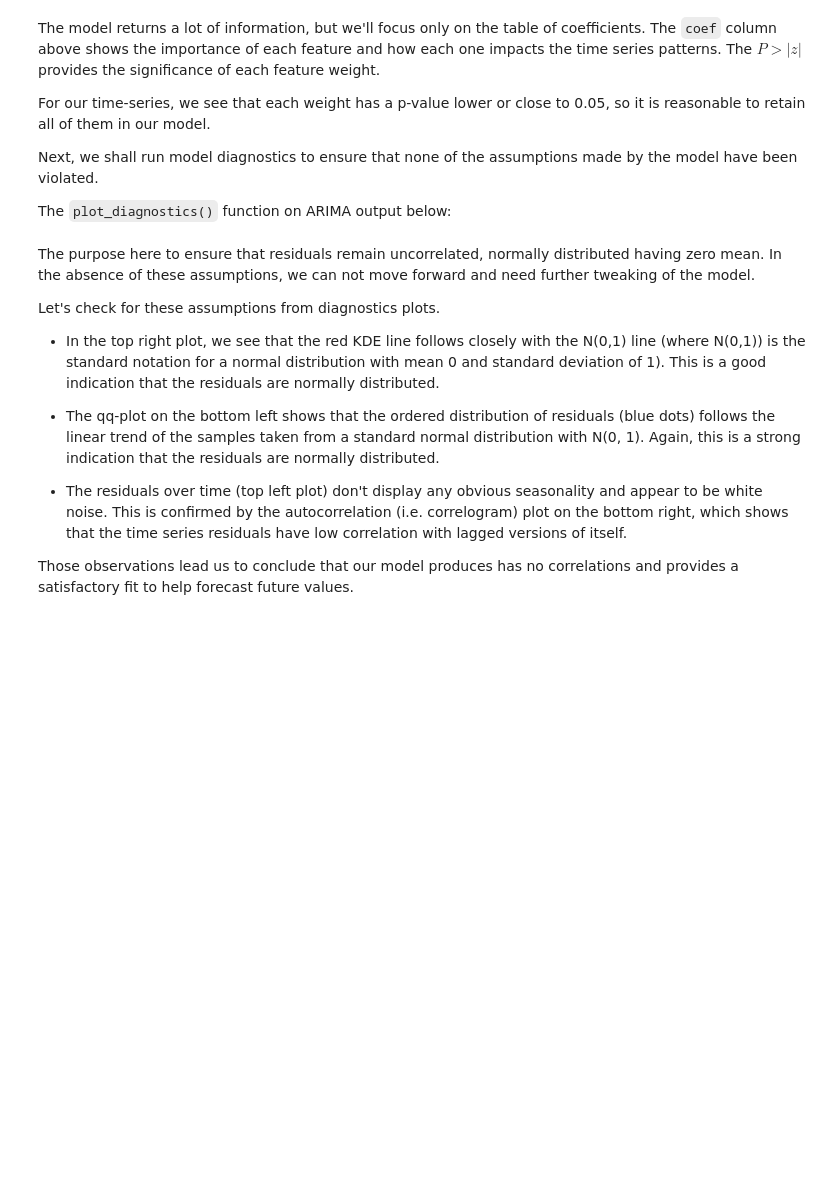
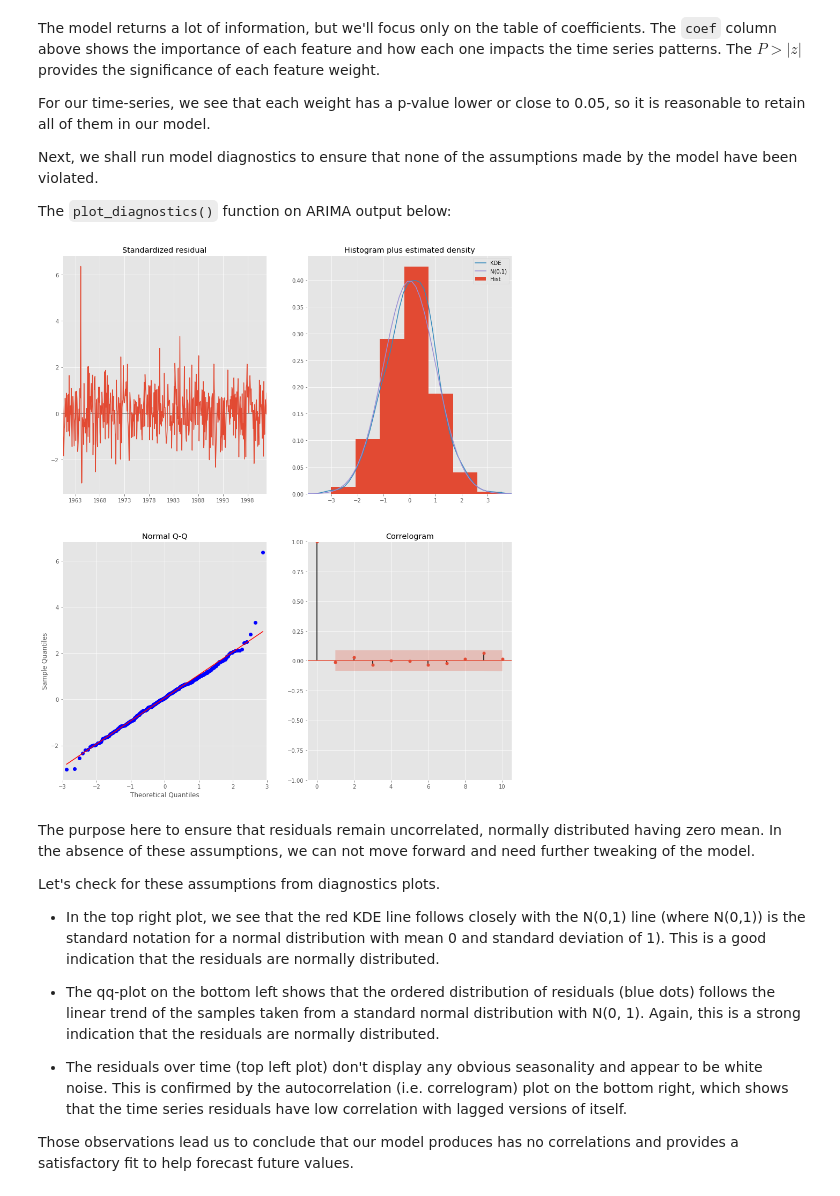
Before and after one commit to learn-co-curriculum/dsc-sarima-models-lab, a Jupyter notebook: index.ipynb, the cells around one changed output. Saved outputs shown, nothing was run; the diff lists cells and outputs as text; code cells hidden in the pictures; blank space fills up the shorter version.

```diff
--- a/index.ipynb
+++ b/index.ipynb
@@ -188,3 +354,24 @@ We'll start by plugging the optimal parameter values into a new SARIMAX model.
 # ma.S.L12      -0.8769      0.026    -33.812      0.000      -0.928      -0.826
 # sigma2         0.0972      0.004     22.632      0.000       0.089       0.106
 # ==============================================================================
+# %%
+# __SOLUTION__
+ARIMA_MODEL = sm.tsa.statespace.SARIMAX(CO2,
+                                order=(1, 1, 1),
+                                seasonal_order=(1, 1, 1, 12),
+                                enforce_stationarity=False,
+                                enforce_invertibility=False)
+
+output = ARIMA_MODEL.fit()
+
+print(output.summary().tables[1])
+
+# ==============================================================================
+#                  coef    std err          z      P>|z|      [0.025      0.975]
+# ------------------------------------------------------------------------------
+# ar.L1          0.3182      0.092      3.442      0.001       0.137       0.499
+# ma.L1         -0.6254      0.077     -8.163      0.000      -0.776      -0.475
+# ar.S.L12       0.0010      0.001      1.732      0.083      -0.000       0.002
+# ma.S.L12      -0.8769      0.026    -33.812      0.000      -0.928      -0.826
+# sigma2         0.0972      0.004     22.632      0.000       0.089       0.106
+# ==============================================================================
@@ -198,6 +395,13 @@ Next, we shall run model diagnostics to ensure that none of the assumptions made
 The `plot_diagnostics()` function on ARIMA output below:
 # %%
 # Use plot_diagnostics with results calculated above.
+# %%
+# __SOLUTION__
+# Use plot_diagnostics with results calculated above.
+output.plot_diagnostics(figsize=(15, 18))
+plt.show()
+# %% [output]
+[figure, added]
 # %% [markdown]
 The purpose here to ensure that residuals remain uncorrelated, normally distributed having zero mean. In the absence of these assumptions, we can not move forward and need further tweaking of the model.
 
```
Also changed, not shown: parts of 14 cells of this notebook, 6 other files.
